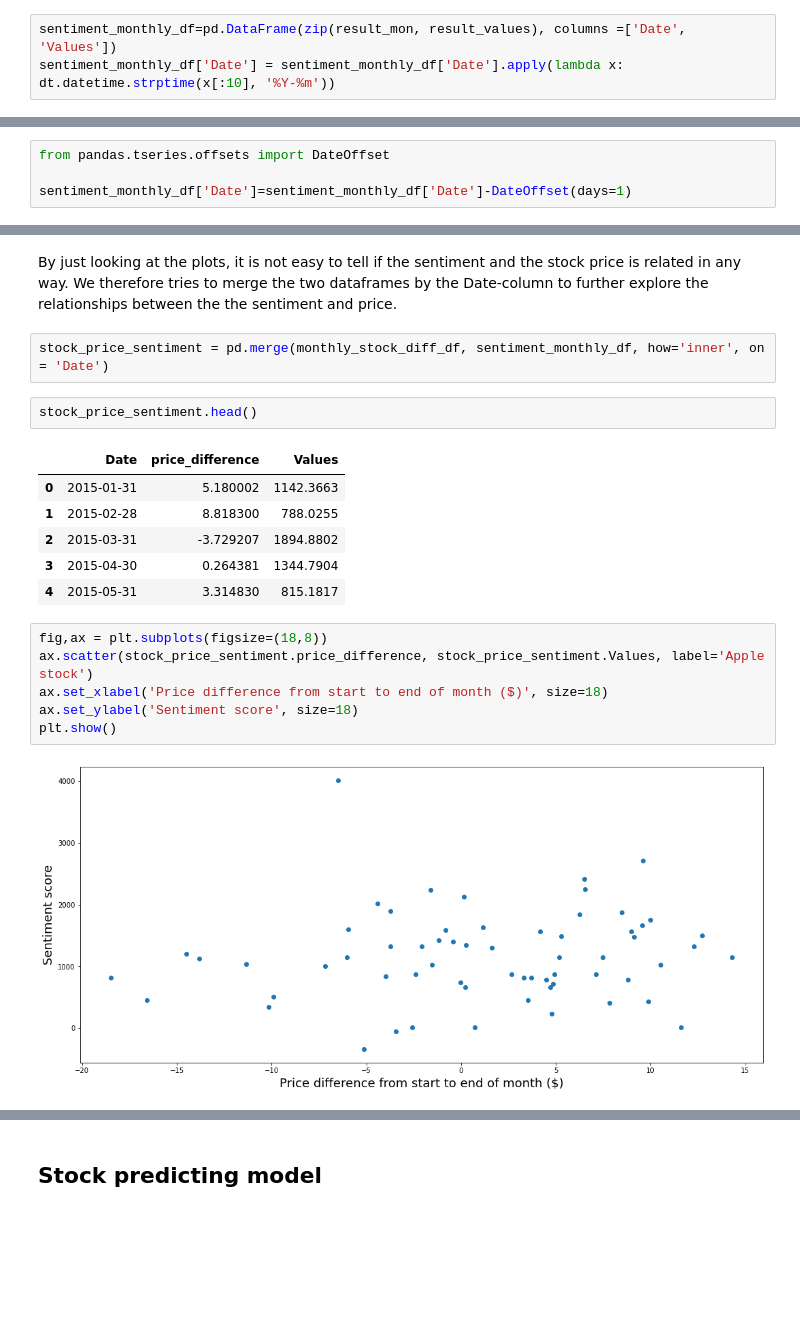
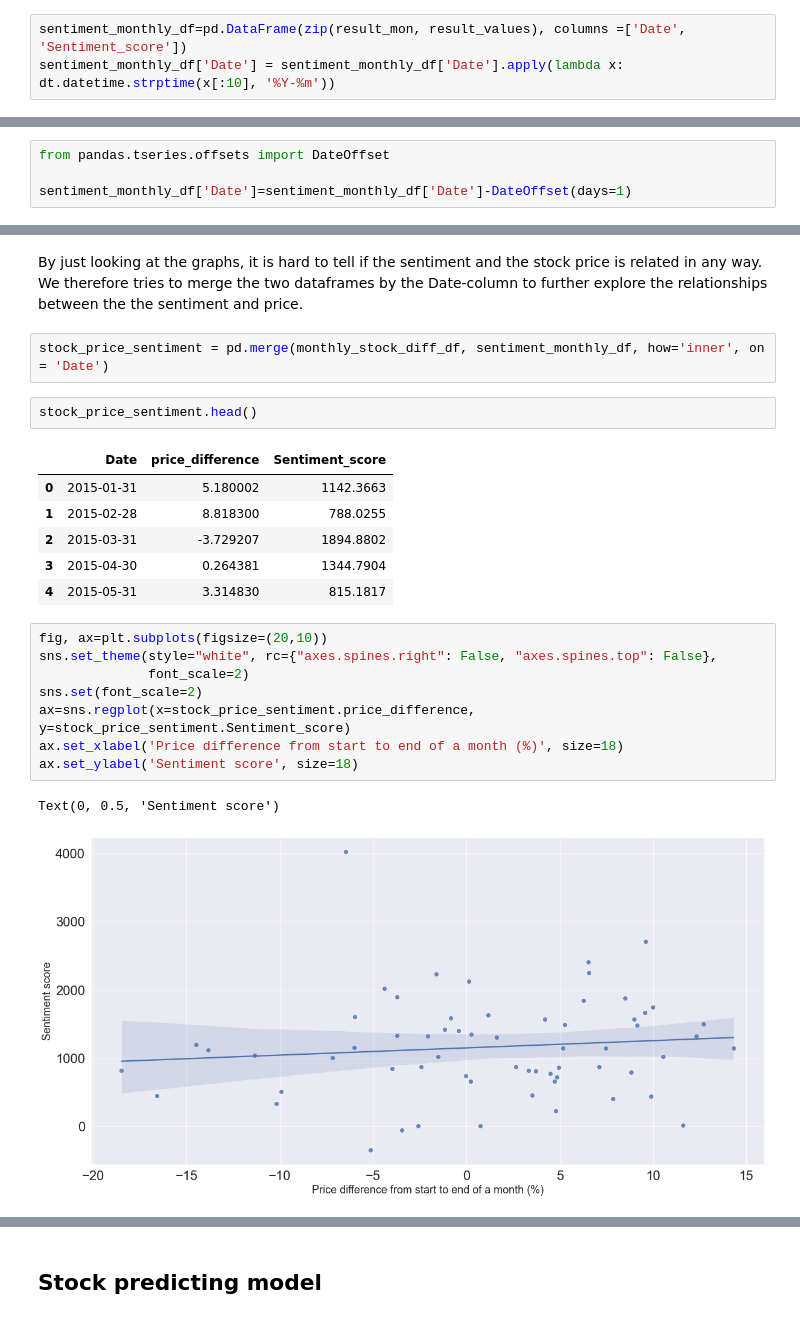
Before and after one commit to epfl-ada/ada-2021-project-club6analysis, a Jupyter notebook: stock_sentiment_analysis.ipynb, the cells around one changed output, grey strips where cells are left out. Cells and saved outputs as stored; diff of their text form; blank space fills up the shorter version.

```diff
--- a/stock_sentiment_analysis.ipynb
+++ b/stock_sentiment_analysis.ipynb
@@ -87,5 +87,5 @@ Create a monthly aggregated sentiment dataframe
 # %%
-sentiment_monthly_df=pd.DataFrame(zip(result_mon, result_values), columns =['Date', 'Values'])
+sentiment_monthly_df=pd.DataFrame(zip(result_mon, result_values), columns =['Date', 'Sentiment_score'])
 sentiment_monthly_df['Date'] = sentiment_monthly_df['Date'].apply(lambda x: dt.datetime.strptime(x[:10], '%Y-%m'))
 # %%
 sentiment_monthly_df.head()
@@ -129,21 +129,24 @@ plt.show();
 # %% [markdown]
-By just looking at the plots, it is not easy to tell if the sentiment and the stock price is related in any way. We therefore tries to merge the two dataframes by the Date-column to further explore the relationships between the the sentiment and price.
+By just looking at the graphs, it is hard to tell if the sentiment and the stock price is related in any way. We therefore tries to merge the two dataframes by the Date-column to further explore the relationships between the the sentiment and price.
 # %%
 stock_price_sentiment = pd.merge(monthly_stock_diff_df, sentiment_monthly_df, how='inner', on = 'Date')
 # %%
 stock_price_sentiment.head()
 # %% [output]
-|  | Date | price_difference | Values |
+|  | Date | price_difference | Sentiment_score |
 | 0 | 2015-01-31 | 5.180002 | 1142.3663 |
 | 1 | 2015-02-28 | 8.818300 | 788.0255 |
 | 2 | 2015-03-31 | -3.729207 | 1894.8802 |
 | 3 | 2015-04-30 | 0.264381 | 1344.7904 |
 | 4 | 2015-05-31 | 3.314830 | 815.1817 |
 # %%
-fig,ax = plt.subplots(figsize=(18,8))
-ax.scatter(stock_price_sentiment.price_difference, stock_price_sentiment.Values, label='Apple stock')
-ax.set_xlabel('Price difference from start to end of month ($)', size=18)
+fig, ax=plt.subplots(figsize=(20,10))
+sns.set_theme(style="white", rc={"axes.spines.right": False, "axes.spines.top": False},
+              font_scale=2)
+sns.set(font_scale=2)
+ax=sns.regplot(x=stock_price_sentiment.price_difference, y=stock_price_sentiment.Sentiment_score)
+ax.set_xlabel('Price difference from start to end of a month (%)', size=18)
 ax.set_ylabel('Sentiment score', size=18)
-plt.show()
 # %% [output]
+Text(0, 0.5, 'Sentiment score')
-[figure, old version]
+[figure, new version]
```
Also changed, not shown: parts of 33 cells of this notebook.
